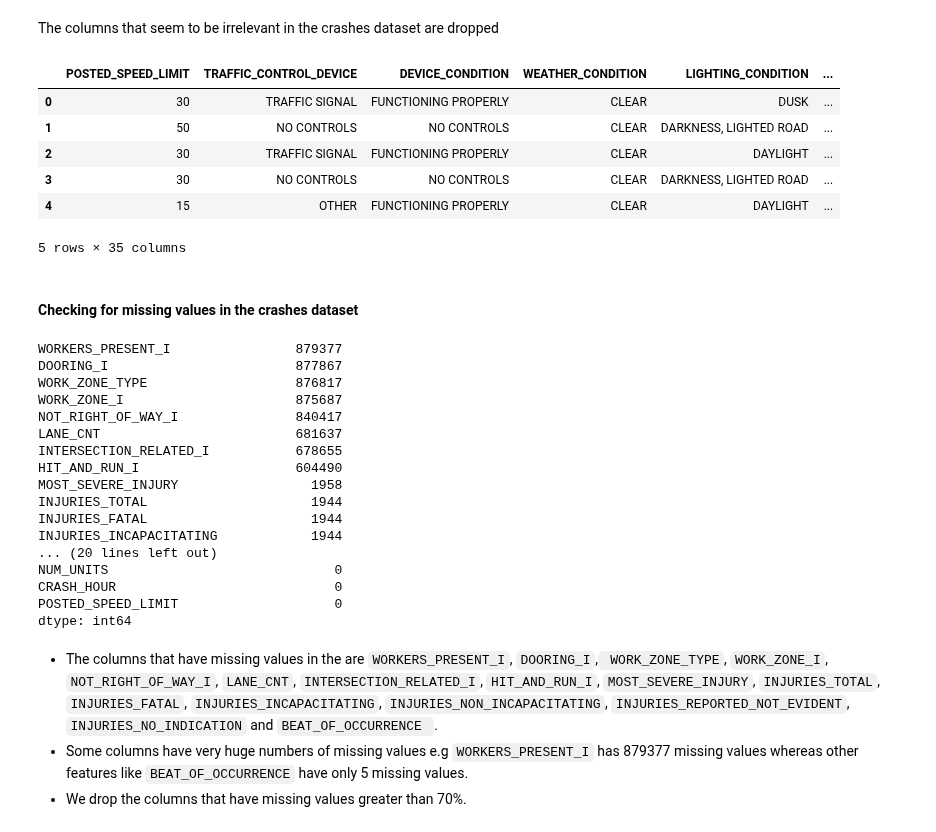
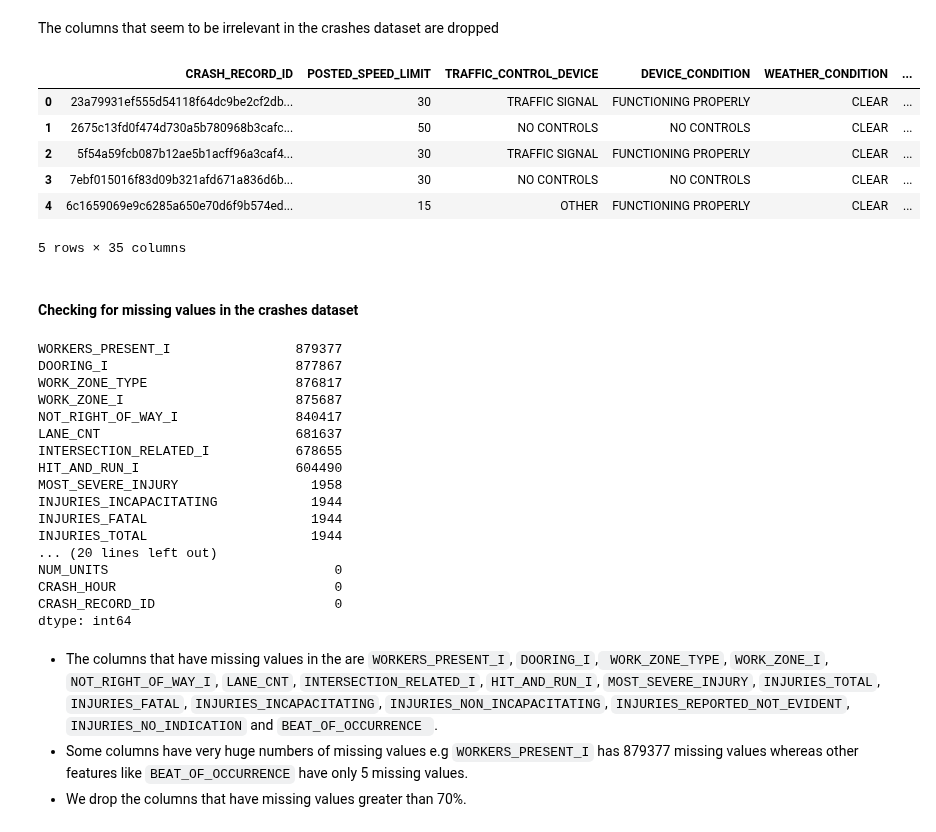
Before and after one commit to Cynthia-Njambi/City-of-Chicago-Traffic-Crashes-Project, a Jupyter notebook: groups/pamela.ipynb, the cells around one changed output. Cells and saved outputs as stored; diff of their text form; code cells hidden in the pictures.

```diff
--- a/groups/pamela.ipynb
+++ b/groups/pamela.ipynb
@@ -233,18 +252,18 @@ Name: LOCATION, Length: 314867, dtype: int64
 # %% [markdown]
 The columns that seem to be irrelevant in the crashes dataset are dropped
 # %%
-relevant_crashes = crashes_df.drop(['CRASH_RECORD_ID', 'CRASH_DATE_EST_I', 'CRASH_DATE', 'REPORT_TYPE',
+relevant_crashes = crashes_df.drop(['CRASH_DATE_EST_I', 'CRASH_DATE', 'REPORT_TYPE', 'DATE_POLICE_NOTIFIED',
                                     'STREET_NO', 'STREET_DIRECTION', 'STREET_NAME', 'PHOTOS_TAKEN_I',
                                     'STATEMENTS_TAKEN_I', 'INJURIES_UNKNOWN', 'LATITUDE', 'LONGITUDE', 'LOCATION'],
                                     axis=1)
 relevant_crashes.head()
 # %% [output]
-|  | POSTED_SPEED_LIMIT | TRAFFIC_CONTROL_DEVICE | DEVICE_CONDITION | WEATHER_CONDITION | LIGHTING_CONDITION | ... |
-| 0 | 30 | TRAFFIC SIGNAL | FUNCTIONING PROPERLY | CLEAR | DUSK | ... |
-| 1 | 50 | NO CONTROLS | NO CONTROLS | CLEAR | DARKNESS, LIGHTED ROAD | ... |
-| 2 | 30 | TRAFFIC SIGNAL | FUNCTIONING PROPERLY | CLEAR | DAYLIGHT | ... |
-| 3 | 30 | NO CONTROLS | NO CONTROLS | CLEAR | DARKNESS, LIGHTED ROAD | ... |
-| 4 | 15 | OTHER | FUNCTIONING PROPERLY | CLEAR | DAYLIGHT | ... |
+|  | CRASH_RECORD_ID | POSTED_SPEED_LIMIT | TRAFFIC_CONTROL_DEVICE | DEVICE_CONDITION | WEATHER_CONDITION | ... |
+| 0 | 23a79931ef555d54118f64dc9be2cf2db... | 30 | TRAFFIC SIGNAL | FUNCTIONING PROPERLY | CLEAR | ... |
+| 1 | 2675c13fd0f474d730a5b780968b3cafc... | 50 | NO CONTROLS | NO CONTROLS | CLEAR | ... |
+| 2 | 5f54a59fcb087b12ae5b1acff96a3caf4... | 30 | TRAFFIC SIGNAL | FUNCTIONING PROPERLY | CLEAR | ... |
+| 3 | 7ebf015016f83d09b321afd671a836d6b... | 30 | NO CONTROLS | NO CONTROLS | CLEAR | ... |
+| 4 | 6c1659069e9c6285a650e70d6f9b574ed... | 15 | OTHER | FUNCTIONING PROPERLY | CLEAR | ... |
 5 rows × 35 columns
 # %% [markdown]
 #### Checking for missing values in the crashes dataset
@@ -260,13 +279,13 @@ LANE_CNT                         681637
 INTERSECTION_RELATED_I           678655
 HIT_AND_RUN_I                    604490
 MOST_SEVERE_INJURY                 1958
+INJURIES_INCAPACITATING            1944
+INJURIES_FATAL                     1944
 INJURIES_TOTAL                     1944
-INJURIES_FATAL                     1944
-INJURIES_INCAPACITATING            1944
 ... (20 lines left out)
 NUM_UNITS                             0
 CRASH_HOUR                            0
-POSTED_SPEED_LIMIT                    0
+CRASH_RECORD_ID                       0
 dtype: int64
 # %% [markdown]
 - The columns that have missing values in the are `WORKERS_PRESENT_I`, `DOORING_I`,` WORK_ZONE_TYPE`, `WORK_ZONE_I`,  `NOT_RIGHT_OF_WAY_I`, `LANE_CNT`, `INTERSECTION_RELATED_I`, `HIT_AND_RUN_I`, `MOST_SEVERE_INJURY`, `INJURIES_TOTAL`, `INJURIES_FATAL`, `INJURIES_INCAPACITATING`, `INJURIES_NON_INCAPACITATING`, `INJURIES_REPORTED_NOT_EVIDENT`, `INJURIES_NO_INDICATION` and `BEAT_OF_OCCURRENCE `.
```
Also changed, not shown: parts of 11 cells of this notebook.
